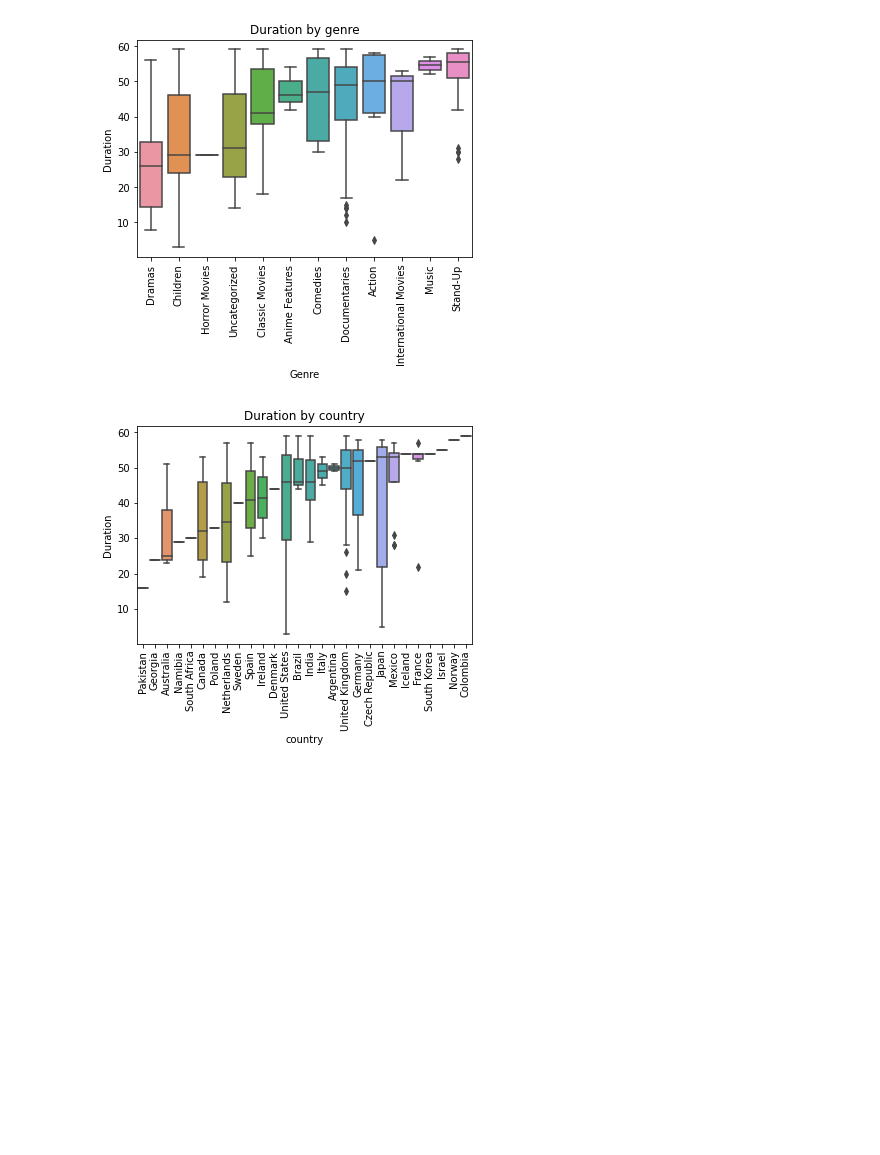
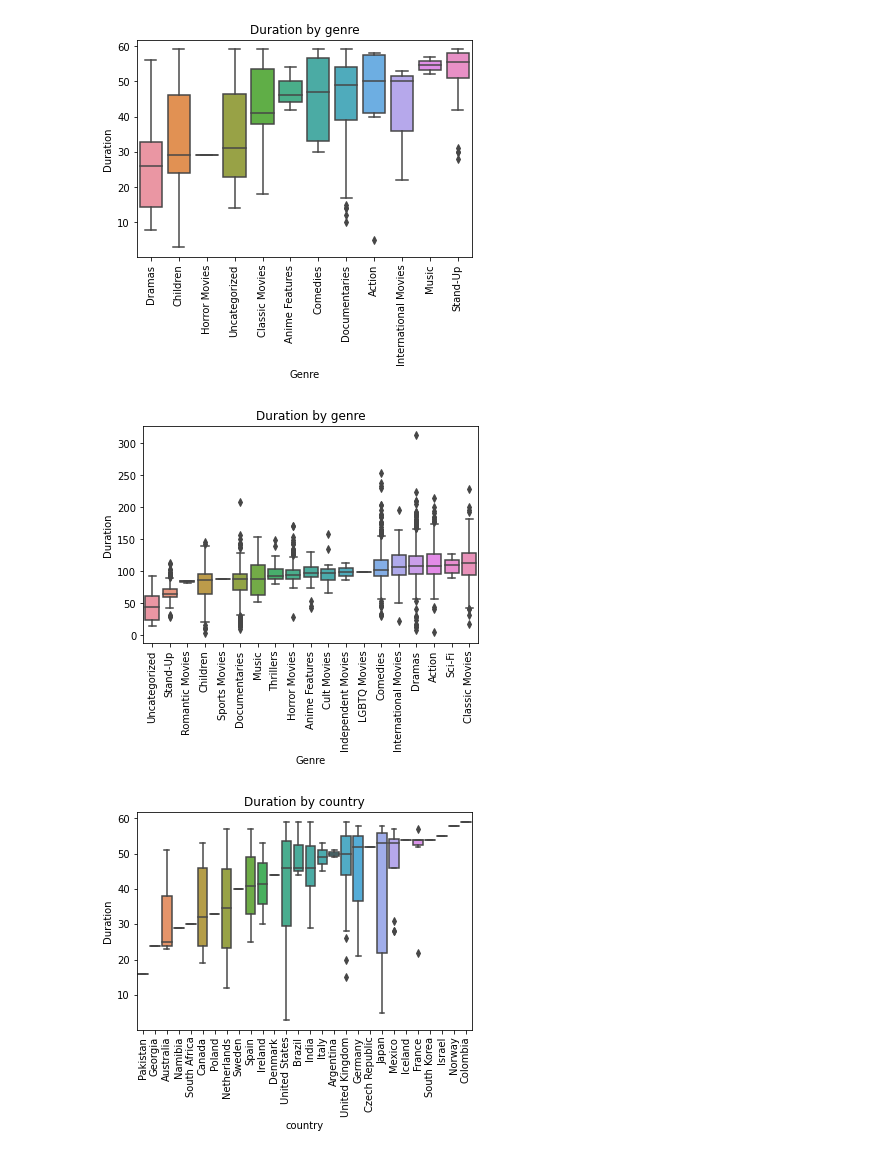
Before and after one commit to krithisudhir/netflix-movies-eda, a Jupyter notebook: Investigating Netflix MOVIES.ipynb, the cells around one changed output. Cells and saved outputs as stored; diff of their text form; code cells hidden in the pictures; blank space fills up the shorter version.

Commit message:
duration by genre in subset vs entire dataset

```diff
--- a/Investigating Netflix MOVIES.ipynb
+++ b/Investigating Netflix MOVIES.ipynb
@@ -131,3 +131,15 @@ plt.show()
 #of all the short films, Dramas, children , horror and classic have the least times
 # %% [output]
 [figure]
+# %%
+median_all = netflix_movies.groupby('genre')['duration'].median()
+# Sort categories based on median values in descending order
+desired_order = median_all.sort_values(ascending=True).index
+sns.boxplot(x='genre', y='duration', data=netflix_movies,order=desired_order)
+plt.title('Duration by genre')
+plt.xlabel('Genre')
+plt.ylabel('Duration')
+plt.xticks(rotation=90)
+plt.show()
+# %% [output]
+[figure, added]
```
Also changed, not shown: parts of 1 cell of this notebook.
